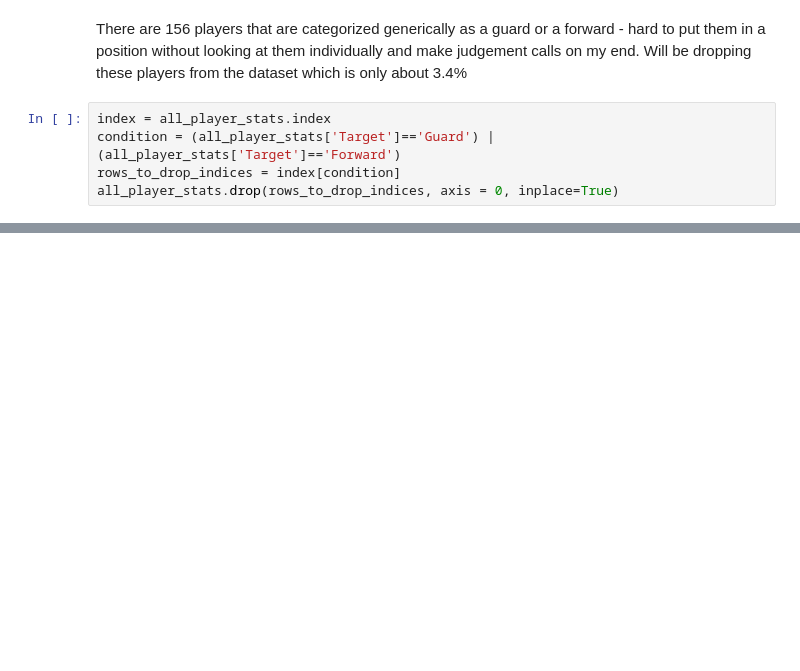
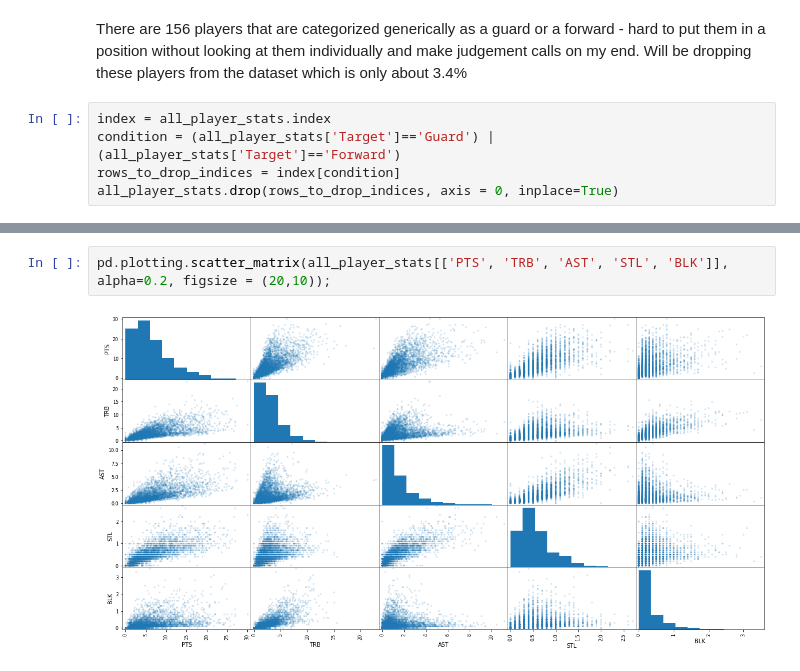
Before and after one commit to wjlau/capstone3, a Jupyter notebook: predicting_player_positions.ipynb, the cells around one changed output, grey strips where cells are left out. Drawn from its saved outputs; the diff is of its cells as text; blank space fills up the shorter version.

```diff
--- a/predicting_player_positions.ipynb
+++ b/predicting_player_positions.ipynb
@@ -129,0 +163,4 @@ array(['Power Forward', 'Center', 'Point Guard', 'Shooting Guard',
+# %%
+pd.plotting.scatter_matrix(all_player_stats[['PTS', 'TRB', 'AST', 'STL', 'BLK']], alpha=0.2, figsize = (20,10));
+# %% [output]
+[figure, added]
```
Also changed, not shown: parts of 25 cells of this notebook.
